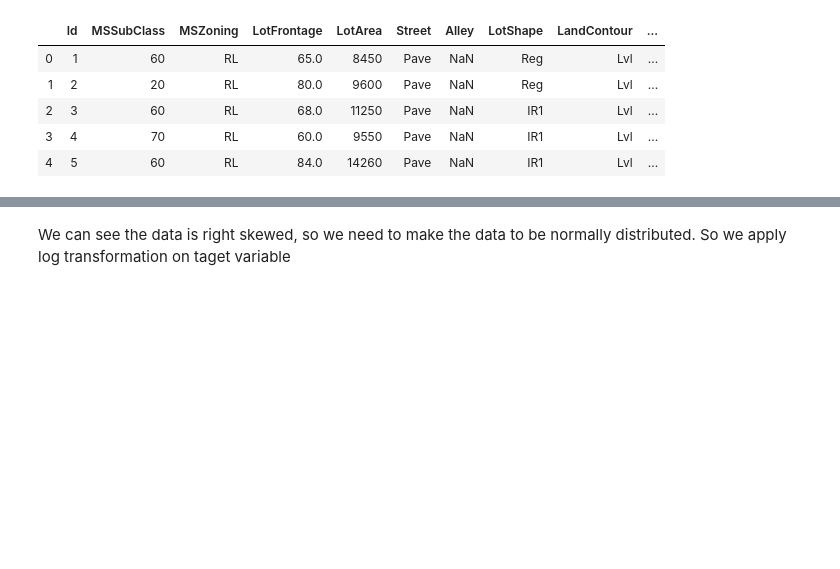
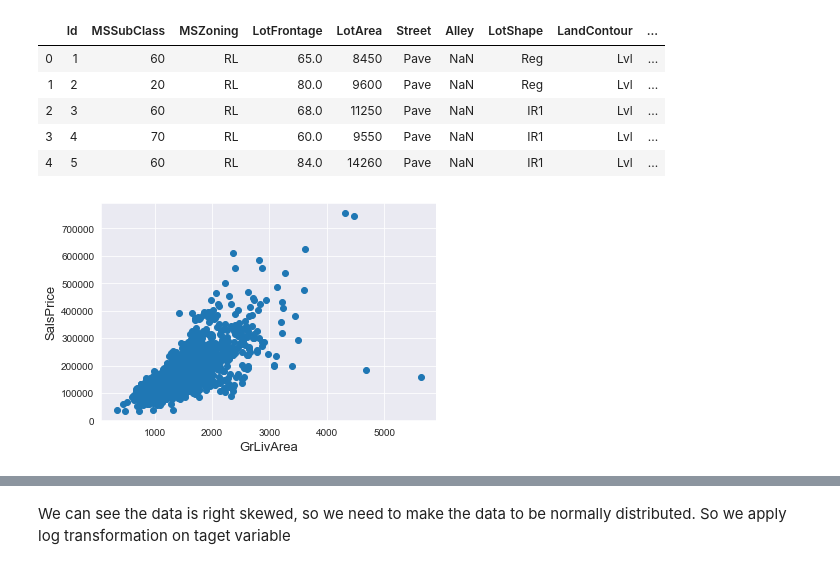
Before and after one commit to Sibin-Sibi/House_Price, a Jupyter notebook: Housing.ipynb, the cells around one changed output, grey strips where cells are left out. Drawn from its saved outputs; the diff is of its cells as text; code cells hidden in the pictures; blank space fills up the shorter version.

```diff
--- a/Housing.ipynb
+++ b/Housing.ipynb
@@ -28,3 +28,12 @@ train.head()
 | 2 | 3 | 60 | RL | 68.0 | 11250 | Pave | NaN | IR1 | Lvl | ... |
 | 3 | 4 | 70 | RL | 60.0 | 9550 | Pave | NaN | IR1 | Lvl | ... |
 | 4 | 5 | 60 | RL | 84.0 | 14260 | Pave | NaN | IR1 | Lvl | ... |
+# %%
+### check for any possible outliers in the train dataset
+fig, ax = plt.subplots()
+ax.scatter(x=train['GrLivArea'], y=train['SalePrice'])
+plt.ylabel('SalsPrice', fontsize=13)
+plt.xlabel('GrLivArea', fontsize=13)
+plt.show()
+# %% [output]
+[figure, added]
```
Also changed, not shown: parts of 21 cells of this notebook.
